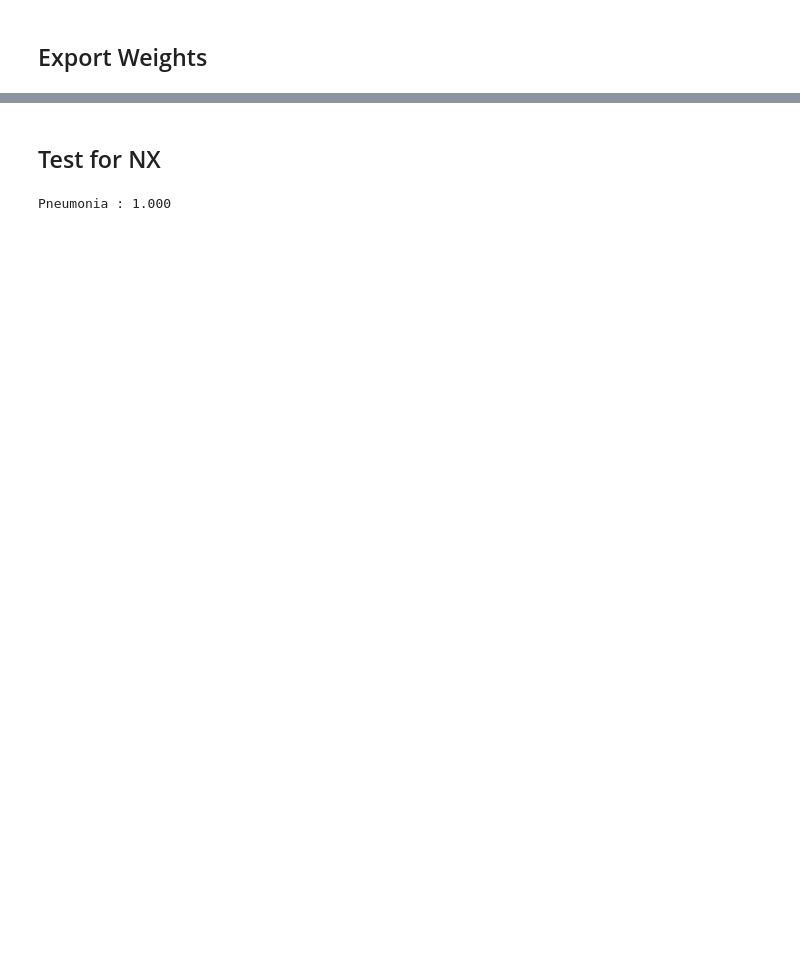
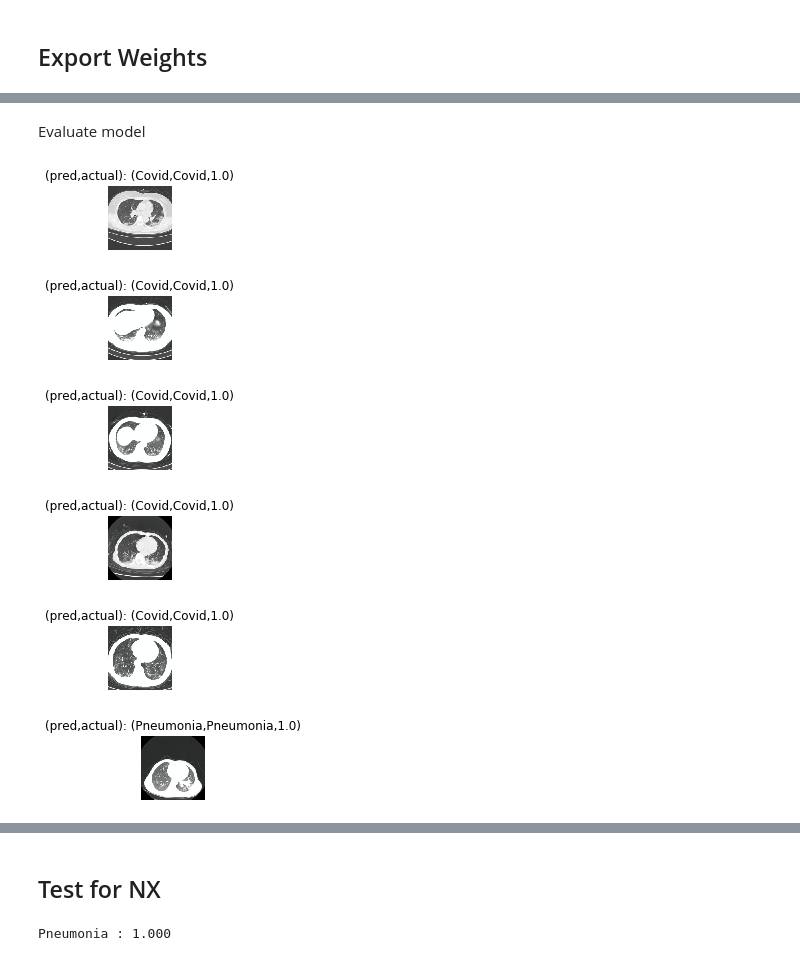
Before and after one commit to dyen5/MIDS-251-2021-Final-Project, a Jupyter notebook: w251_transfer_learning.ipynb, the cells around one changed output, grey strips where cells are left out. Cells and saved outputs as stored; diff of their text form; code cells hidden in the pictures; blank space fills up the shorter version.

```diff
--- a/w251_transfer_learning.ipynb
+++ b/w251_transfer_learning.ipynb
@@ -207,8 +213,8 @@ def visualize_model(model, num_images=6, pred_images=6):
                     ax.axis('off')
                     ax.set_title('(pred,actual): ({0},{1},{2})'.\
                                  format(class_names[preds[j]],
-                                        class_names[labels[j]]),
-                                        prob[0][preds[j]].item())
+                                        class_names[labels[j]],
+                                        round(prob[j][preds[j]].item(),3)))
                     imshow(inputs.cpu().data[j])
 
                     eval_history['predict'].append(class_names[preds[j]])
@@ -382,0 +481,11 @@ torch.save(model_ft.state_dict(), '/home/ubuntu/w251_transfer_learning_weights')
+# %% [markdown]
+Evaluate model
+# %%
+eval_history_full = visualize_model(model_ft_full, num_images=6, pred_images=dataset_sizes['test'])
+# %% [output]
+[figure, added]
+[figure, added]
+[figure, added]
+[figure, added]
+[figure, added]
+[figure, added]
```
Also changed, not shown: parts of 19 cells of this notebook, 1 other file.
